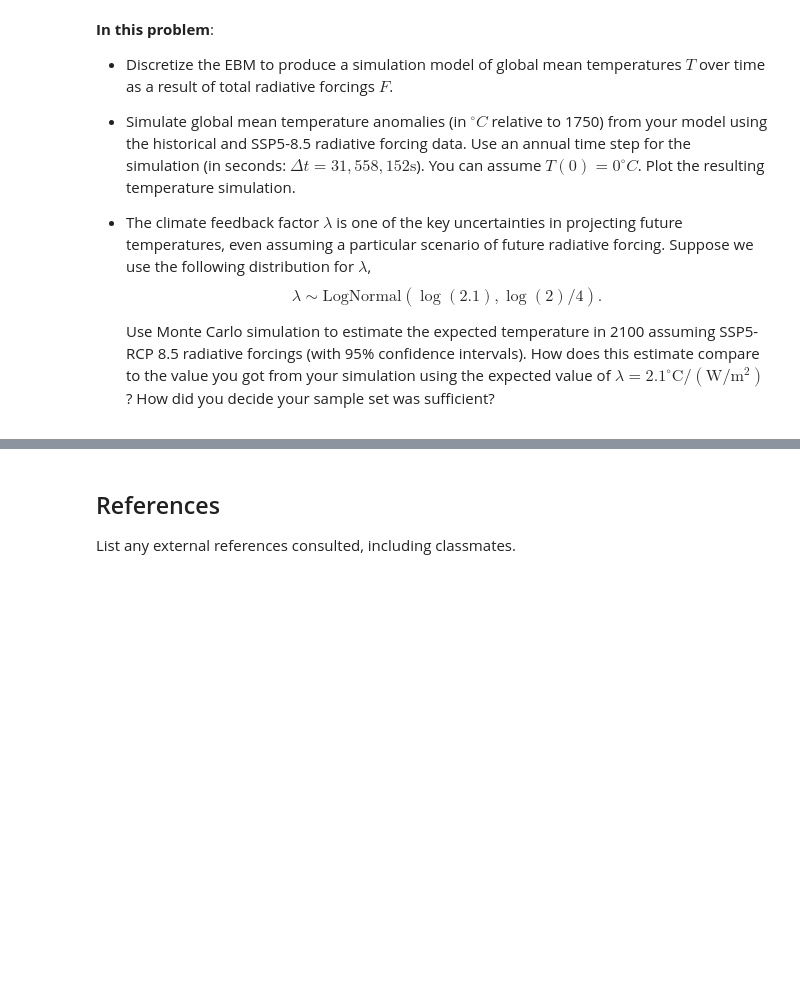
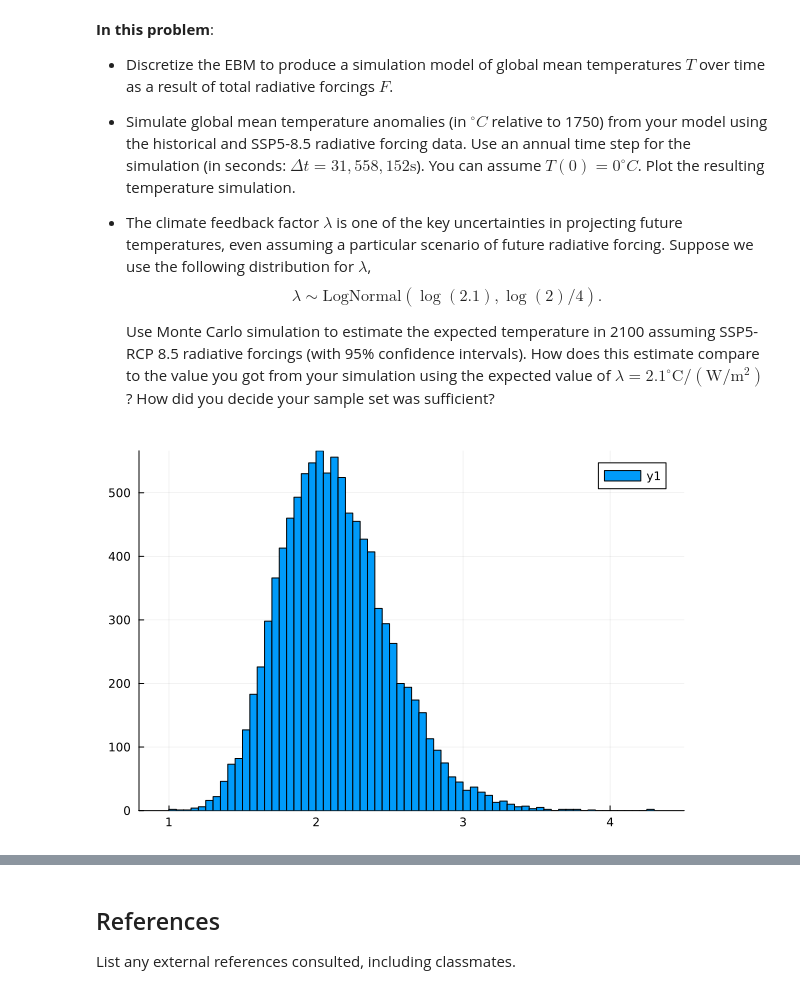
Before and after one commit to BEE4750-FA24/hw3-isamabay, a Jupyter notebook: hw03.ipynb, the cells around one changed output, grey strips where cells are left out. Saved outputs shown, nothing was run; the diff lists cells and outputs as text; code cells hidden in the pictures; blank space fills up the shorter version.

```diff
--- a/hw03.ipynb
+++ b/hw03.ipynb
@@ -500,3 +584,9 @@ plot(t, Temps, label="Temperature", xlabel="Year", ylabel="Temperature (Celcius)
     your simulation using the expected value of
     $\lambda=2.1^\circ \mathrm{C}/(\mathrm{W}/\mathrm{m}^2)$? How did
     you decide your sample set was sufficient?
+# %%
+ff_dist = LogNormal(log(2.1), log(2)/4)
+ff_samples = rand(ff_dist, 10000)
+histogram(ff_samples)
+# %% [output]
+[figure, added]
```
Also changed, not shown: parts of 10 cells of this notebook.
